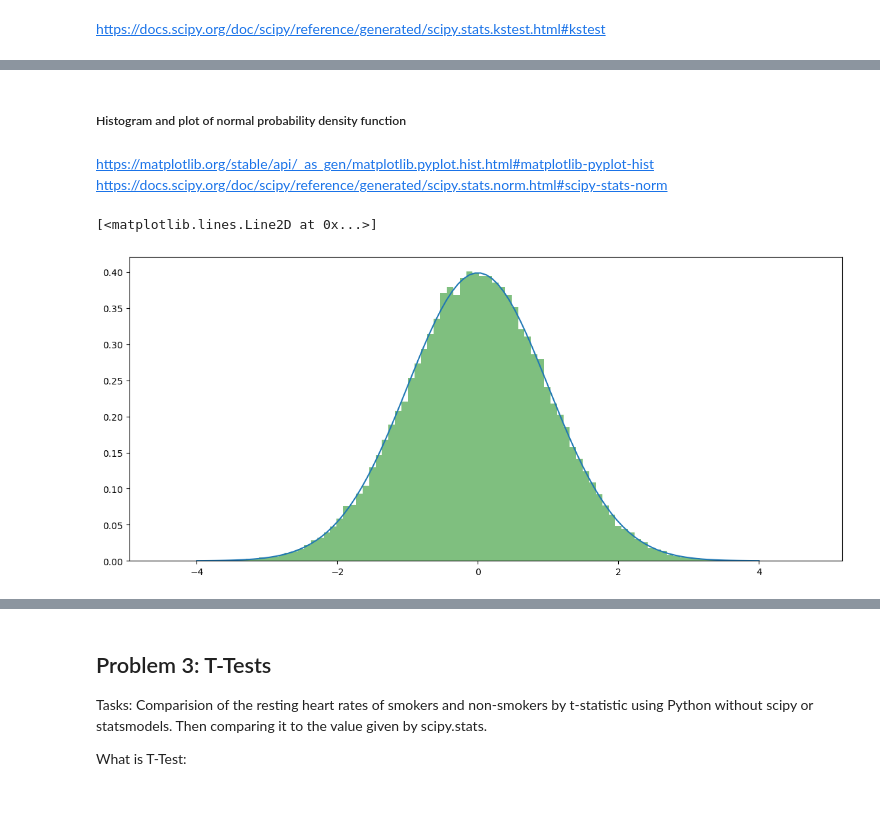
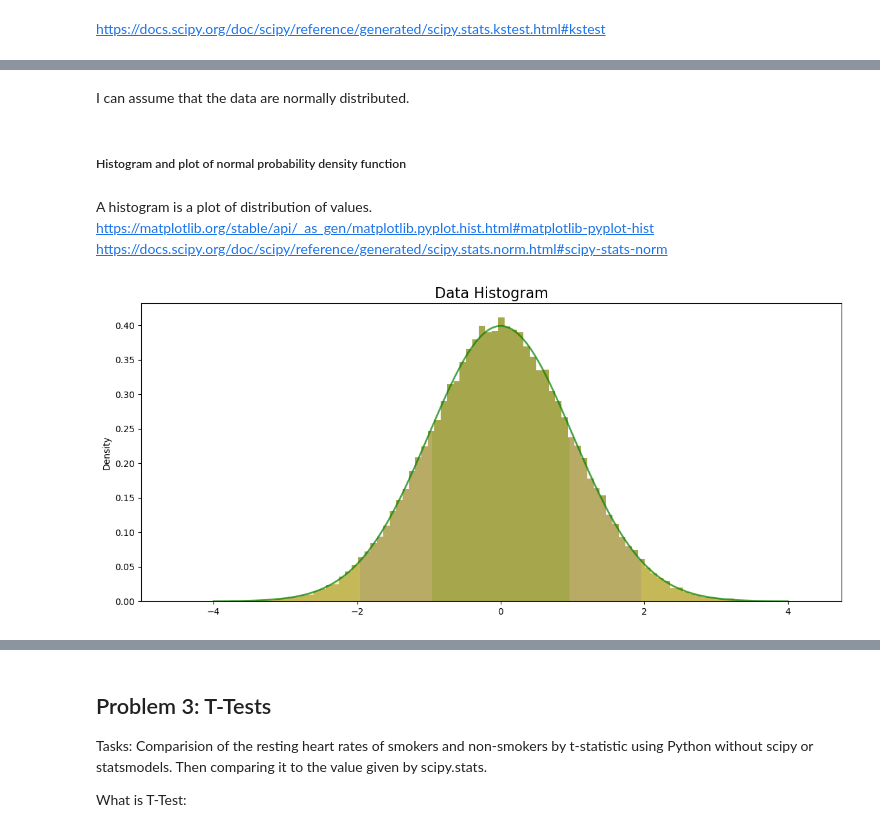
Before and after one commit to lmacakova/applied_statistics_r, a Jupyter notebook: problems.ipynb, the cells around one changed output, grey strips where cells are left out. Drawn from its saved outputs; the diff is of its cells as text; code cells hidden in the pictures; blank space fills up the shorter version.

Commit message:
normal distribution 2

```diff
--- a/problems.ipynb
+++ b/problems.ipynb
@@ -187,14 +188,30 @@ KstestResult(statistic=0.003079433260703812, pvalue=0.2985396980955045, statisti
+# %% [markdown]
+I can assume that the data are normally distributed.
 # %% [markdown]
 ##### Histogram and plot of normal probability density function
 # %% [markdown]
+A histogram is a plot of distribution of values.
 https://matplotlib.org/stable/api/_as_gen/matplotlib.pyplot.hist.html#matplotlib-pyplot-hist
 https://docs.scipy.org/doc/scipy/reference/generated/scipy.stats.norm.html#scipy-stats-norm
 # %%
 
-fig, axes = plt.subplots( figsize=(14, 6))
-plt.hist(data, bins=100,  color='green', alpha=0.5, density=True)
-x=np.linspace(-4, 4, 100)
-plt.plot(x, stats.norm.pdf(x, loc=0, scale=1)) # Standard normal PDF
+fig, ax = plt.subplots(figsize=(14, 6))
+
+# Histogram
+plt.hist(data, bins=100, color='olive', density=True, alpha = 0.7)
+
+# x values for curve
+x = np.linspace(-4, 4, 1000)
+
+# Standard normal PDF (mean=0, std=1)
+plt.plot(x, stats.norm.pdf(x, loc=0, scale=1), lw=2, color='green', label="Standard Normal PDF", alpha = 0.7)
+
+plt.fill_between(x, stats.norm.pdf(x), where = (x < -1.96) | (x > 1.96), color='yellow', alpha=0.2)
+plt.fill_between(x, stats.norm.pdf(x), where = (x < -0.96) | (x > 0.96), color='pink', alpha = 0.2)
+
+# Labels
+plt.title("Data Histogram", fontsize=16)
+plt.ylabel("Density")
+plt.show()
 # %% [output]
-[<matplotlib.lines.Line2D at 0x...>]
-[figure, old version]
+[figure, new version]
```
Also changed, not shown: parts of 6 cells of this notebook.
